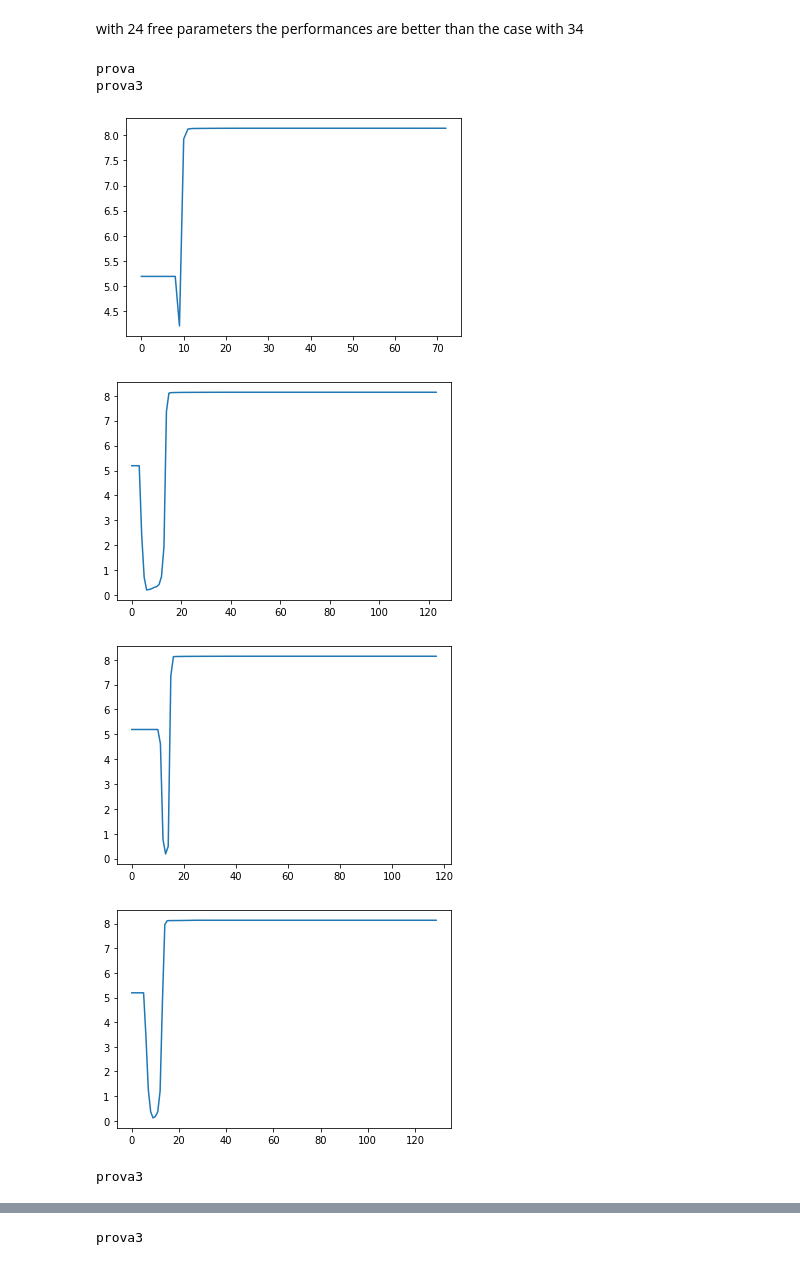
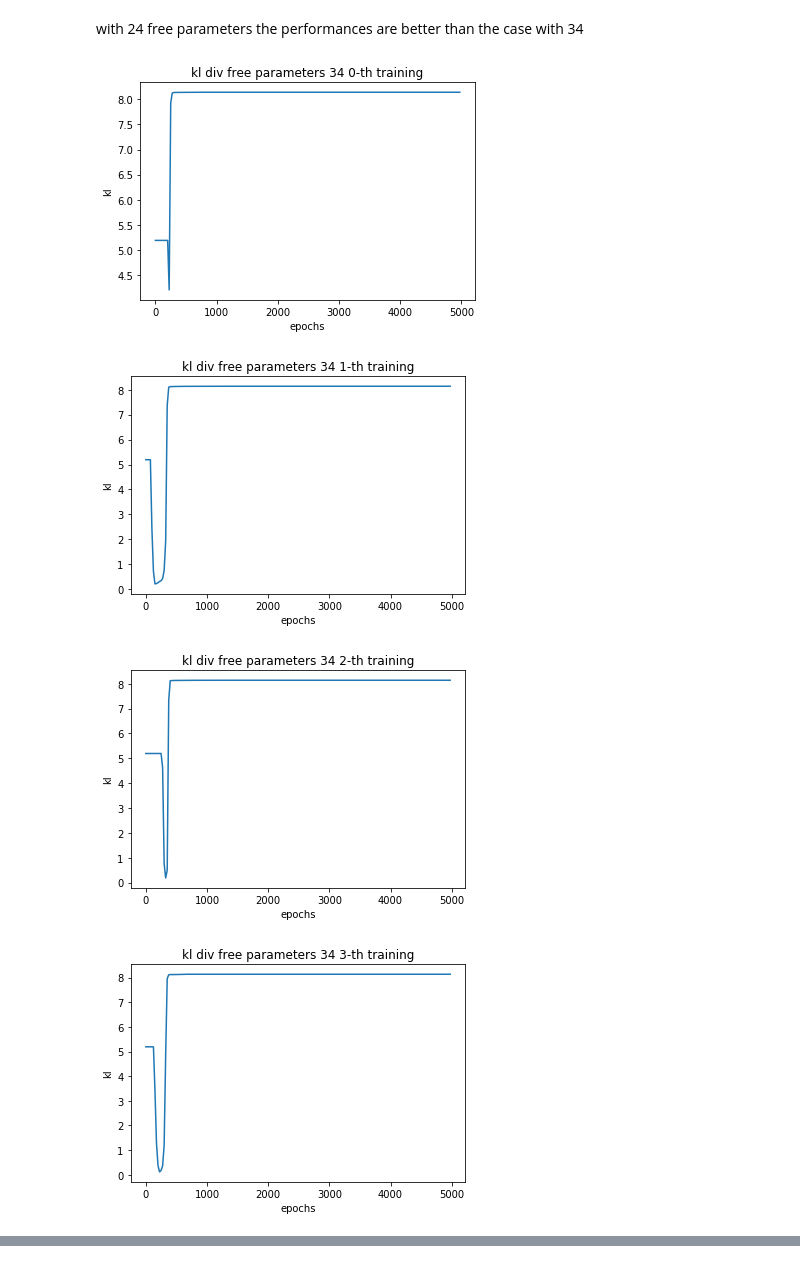
Before and after one commit to Edoardo-Pedicillo/Tesi_magistrale, a Jupyter notebook: LHC/LHC results.ipynb, the cells around one changed output, grey strips where cells are left out. Saved outputs shown, nothing was run; the diff lists cells and outputs as text; code cells hidden in the pictures.

```diff
--- a/LHC/LHC results.ipynb
+++ b/LHC/LHC results.ipynb
@@ -271,20 +271,21 @@ Text(0, 0.5, 'kl div')
 # %% [markdown]
 with 24 free parameters the performances are better than the case with 34
 # %%
-print("prova")
+
 for i in range(0,34,2):
-    print("prova3")
+
     for j in range (4):
 
         kl=np.loadtxt(f"KLdiv_LHC_s_3_3_2_10000_128_0.5_{i}_{j}")
+        plt.title(f"kl div free parameters {34-i} {j}-th training")
+        epochs=[i*25 for i in range(len(kl))]
 
-        plt.plot(kl)
+        plt.plot(epochs,kl)
+        plt.xlabel("epochs")
+        plt.ylabel("kl")
         plt.show()
 # %% [output]
-prova
-prova3
-[figure, old version]
+[figure, new version]
-[figure, old version]
+[figure, new version]
-[figure, old version]
+[figure, new version]
-[figure, old version]
+[figure, new version]
-prova3
@@ -295 +295,0 @@ prova3
-prova3
```
Also changed, not shown: parts of 7 cells of this notebook, 1 other file.
